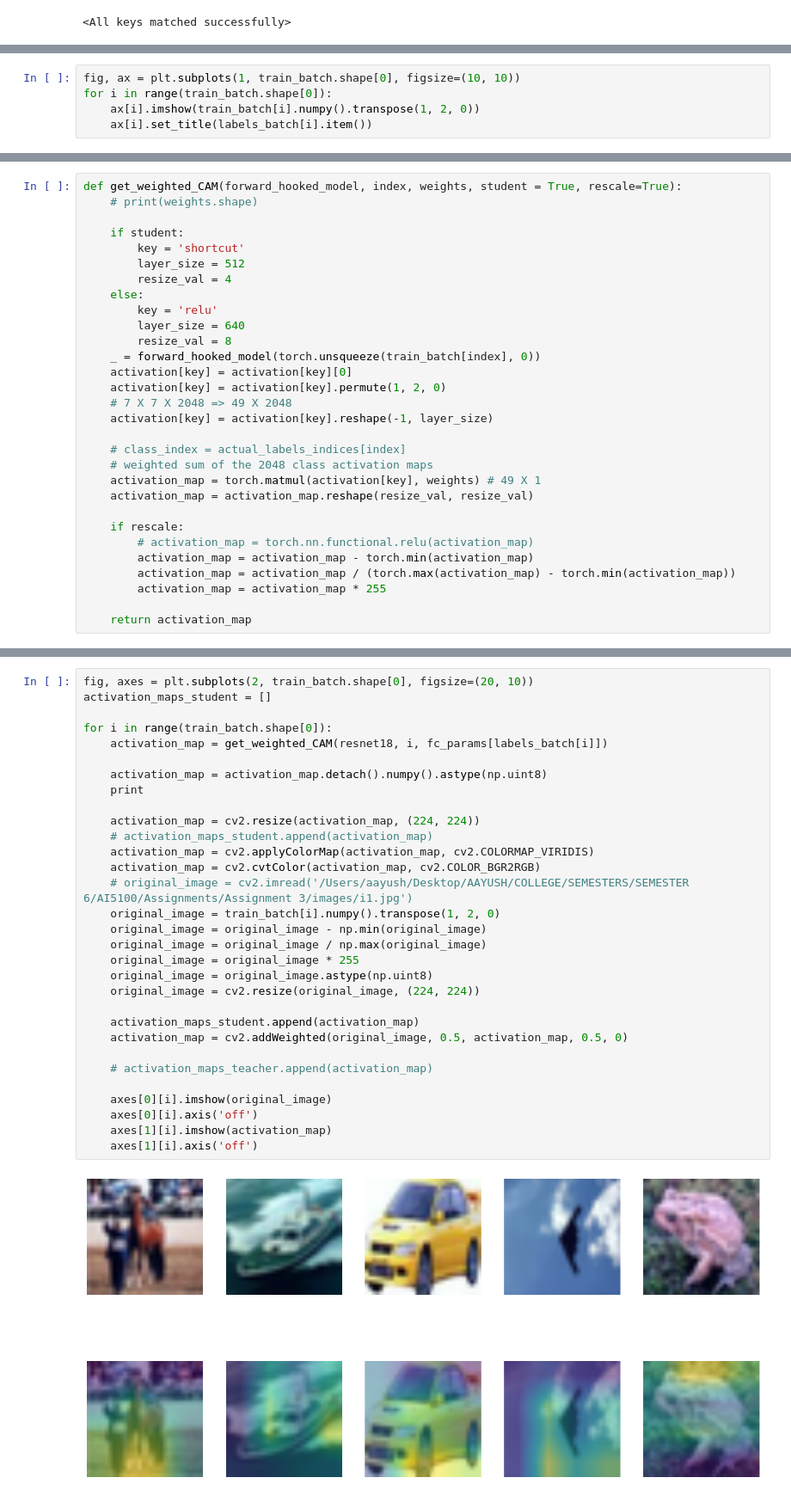
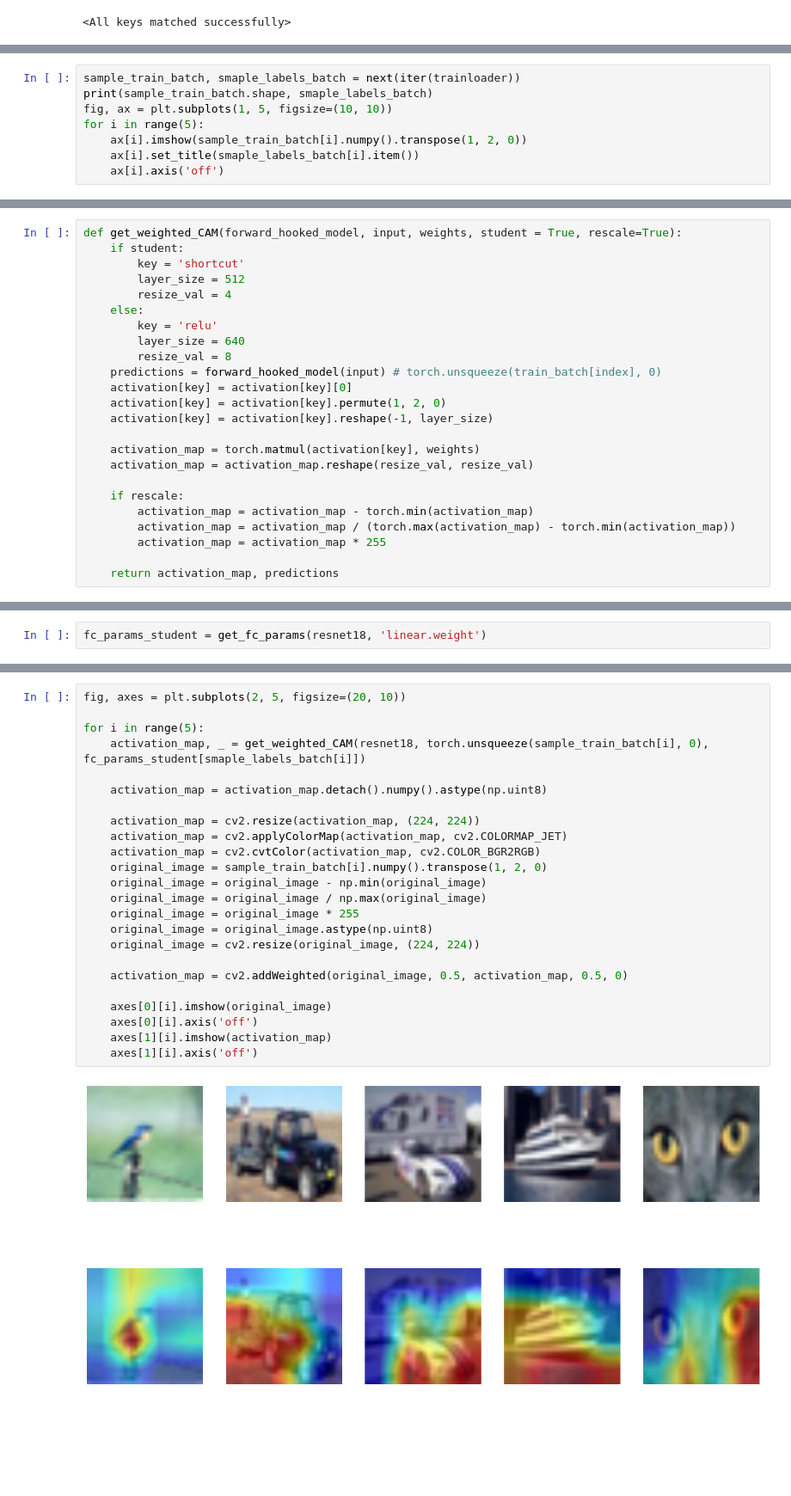
Before and after one commit to Aayush2492/knowledge-distillation-pytorch, a Jupyter notebook: load.ipynb, the cells around one changed output, grey strips where cells are left out. Shown at 86% size. Drawn from its saved outputs; the diff is of its cells as text; blank space fills up the shorter version.

```diff
--- a/load.ipynb
+++ b/load.ipynb
@@ -57,6 +54,9 @@ torch.Size([5, 3, 32, 32]) tensor([7, 8, 1, 0, 6])
 # %%
-fig, ax = plt.subplots(1, train_batch.shape[0], figsize=(10, 10))
-for i in range(train_batch.shape[0]):
-    ax[i].imshow(train_batch[i].numpy().transpose(1, 2, 0))
-    ax[i].set_title(labels_batch[i].item())
+sample_train_batch, smaple_labels_batch = next(iter(trainloader))
+print(sample_train_batch.shape, smaple_labels_batch)
+fig, ax = plt.subplots(1, 5, figsize=(10, 10))
+for i in range(5):
+    ax[i].imshow(sample_train_batch[i].numpy().transpose(1, 2, 0))
+    ax[i].set_title(smaple_labels_batch[i].item())
+    ax[i].axis('off')
 # %% [output]
@@ -115,7 +107,5 @@ wrn.relu.register_forward_hook(get_activation('relu'))
 # %%
-def get_weighted_CAM(forward_hooked_model, index, weights, student = True, rescale=True):
-    # print(weights.shape)
-
+def get_weighted_CAM(forward_hooked_model, input, weights, student = True, rescale=True):
     if student:
         key = 'shortcut'
         layer_size = 512
@@ -124,21 +114,17 @@ def get_weighted_CAM(forward_hooked_model, index, weights, student = True, resca
         key = 'relu'
         layer_size = 640
         resize_val = 8
-    _ = forward_hooked_model(torch.unsqueeze(train_batch[index], 0))
+    predictions = forward_hooked_model(input) # torch.unsqueeze(train_batch[index], 0)
     activation[key] = activation[key][0]
     activation[key] = activation[key].permute(1, 2, 0)
-    # 7 X 7 X 2048 => 49 X 2048
     activation[key] = activation[key].reshape(-1, layer_size)
 
-    # class_index = actual_labels_indices[index]
-    # weighted sum of the 2048 class activation maps
-    activation_map = torch.matmul(activation[key], weights) # 49 X 1
+    activation_map = torch.matmul(activation[key], weights)
     activation_map = activation_map.reshape(resize_val, resize_val)
 
     if rescale:
-        # activation_map = torch.nn.functional.relu(activation_map)
         activation_map = activation_map - torch.min(activation_map)
         activation_map = activation_map / (torch.max(activation_map) - torch.min(activation_map))
         activation_map = activation_map * 255
 
-    return activation_map
+    return activation_map, predictions
@@ -144,0 +197,2 @@ def get_weighted_CAM(forward_hooked_model, index, weights, student = True, resca
+# %%
+fc_params_student = get_fc_params(resnet18, 'linear.weight')
@@ -145,34 +201,27 @@ def get_weighted_CAM(forward_hooked_model, index, weights, student = True, resca
 # %%
-fig, axes = plt.subplots(2, train_batch.shape[0], figsize=(20, 10))
-activation_maps_student = []
+fig, axes = plt.subplots(2, 5, figsize=(20, 10))
 
-for i in range(train_batch.shape[0]):
-    activation_map = get_weighted_CAM(resnet18, i, fc_params[labels_batch[i]])
+for i in range(5):
+    activation_map, _ = get_weighted_CAM(resnet18, torch.unsqueeze(sample_train_batch[i], 0), fc_params_student[smaple_labels_batch[i]])
 
     activation_map = activation_map.detach().numpy().astype(np.uint8)
-    print
 
     activation_map = cv2.resize(activation_map, (224, 224))
-    # activation_maps_student.append(activation_map)
-    activation_map = cv2.applyColorMap(activation_map, cv2.COLORMAP_VIRIDIS)
+    activation_map = cv2.applyColorMap(activation_map, cv2.COLORMAP_JET)
     activation_map = cv2.cvtColor(activation_map, cv2.COLOR_BGR2RGB)
-    # original_image = cv2.imread('/Users/aayush/Desktop/AAYUSH/COLLEGE/SEMESTERS/SEMESTER 6/AI5100/Assignments/Assignment 3/images/i1.jpg')
-    original_image = train_batch[i].numpy().transpose(1, 2, 0)
+    original_image = sample_train_batch[i].numpy().transpose(1, 2, 0)
     original_image = original_image - np.min(original_image)
     original_image = original_image / np.max(original_image)
     original_image = original_image * 255
     original_image = original_image.astype(np.uint8)
     original_image = cv2.resize(original_image, (224, 224))
 
-    activation_maps_student.append(activation_map)
     activation_map = cv2.addWeighted(original_image, 0.5, activation_map, 0.5, 0)
-
-    # activation_maps_teacher.append(activation_map)
 
     axes[0][i].imshow(original_image)
     axes[0][i].axis('off')
     axes[1][i].imshow(activation_map)
     axes[1][i].axis('off')
 # %% [output]
-[figure, old version]
+[figure, new version]
 # %%
```
Also changed, not shown: parts of 23 cells of this notebook.
